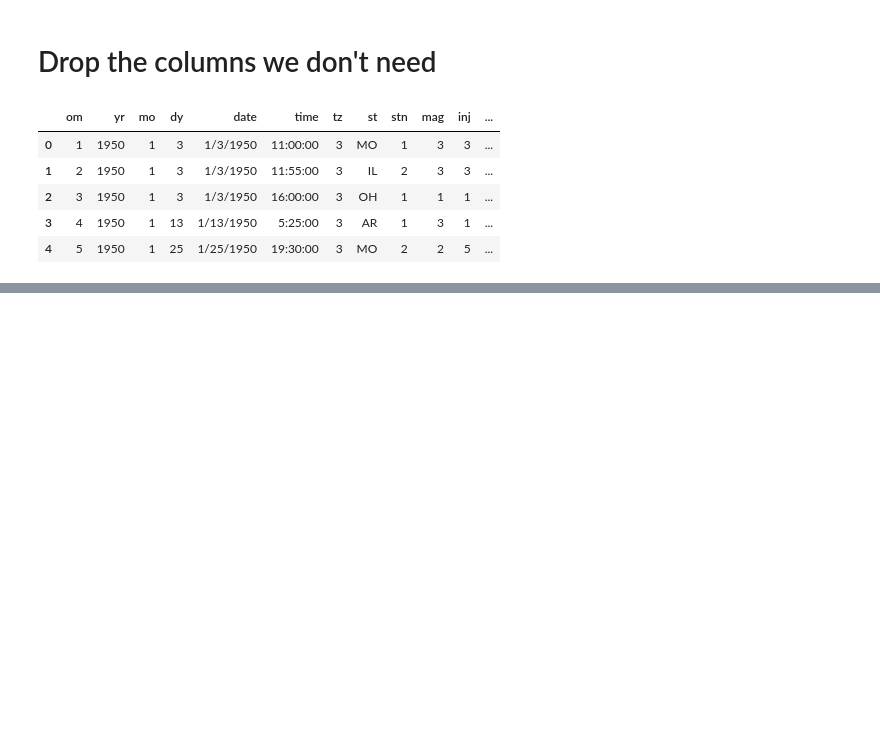
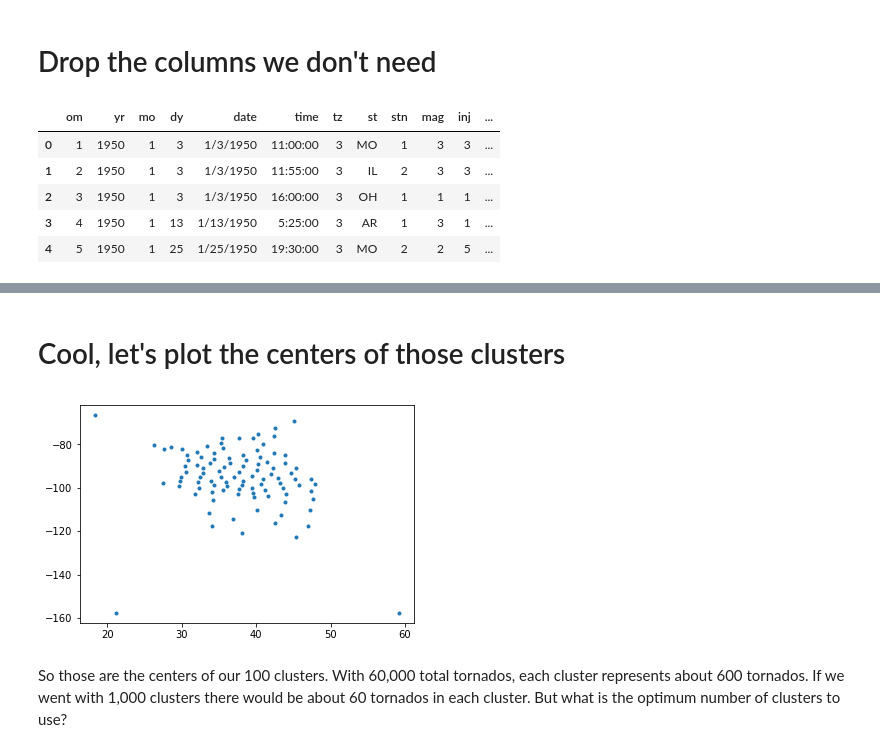
Before and after one commit to gmcookie/Coursera_Capstone, a Jupyter notebook: Tornados.ipynb, the cells around one changed output, grey strips where cells are left out. Cells and saved outputs as stored; diff of their text form; code cells hidden in the pictures; blank space fills up the shorter version.

Commit message:
Added k-means clustering

```diff
--- a/Tornados.ipynb
+++ b/Tornados.ipynb
@@ -72,0 +147,2 @@ df.head()
+# %%
+k_means = KMeans(init = "k-means++", n_clusters = 100, n_init = 12)
@@ -72,0 +159,2 @@ df.head()
+# %%
+k_means.fit(latlong)
@@ -72,0 +178,3 @@ df.head()
+# %%
+k_means_cluster_centers = k_means.cluster_centers_
+k_means_cluster_centers
@@ -72,0 +201,5 @@ df.head()
+# %%
+#Creating pandas dataframe from numpy array
+
+dataset = pd.DataFrame({'Latitude':k_means_cluster_centers[:,0],'Longitude':k_means_cluster_centers[:,1]})
+print(dataset)
@@ -72,0 +224,13 @@ df.head()
+# %% [markdown]
+# Cool, let's plot the centers of those clusters
+# %%
+p = plt.scatter(dataset.iloc[:, 0], dataset.iloc[:, 1], marker='.')
+
+plt.show()
+# %% [output]
+[figure, added]
+# %% [markdown]
+So those are the centers of our 100 clusters.  With 60,000 total tornados, each
+cluster represents about 600 tornados.  If we went with 1,000 clusters there
+would be about 60 tornados in each cluster.  But what is the optimum number of
+clusters to use?
```
Also changed, not shown: parts of 21 cells of this notebook.
